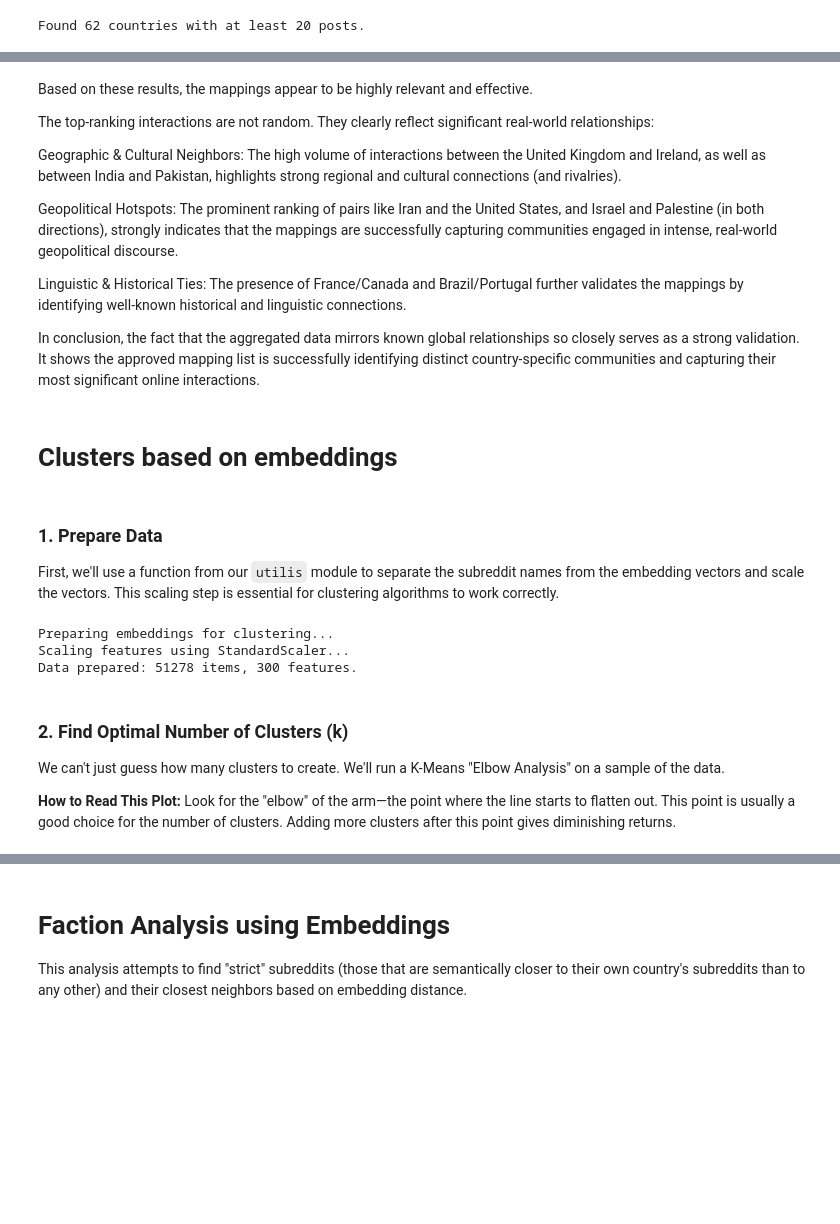
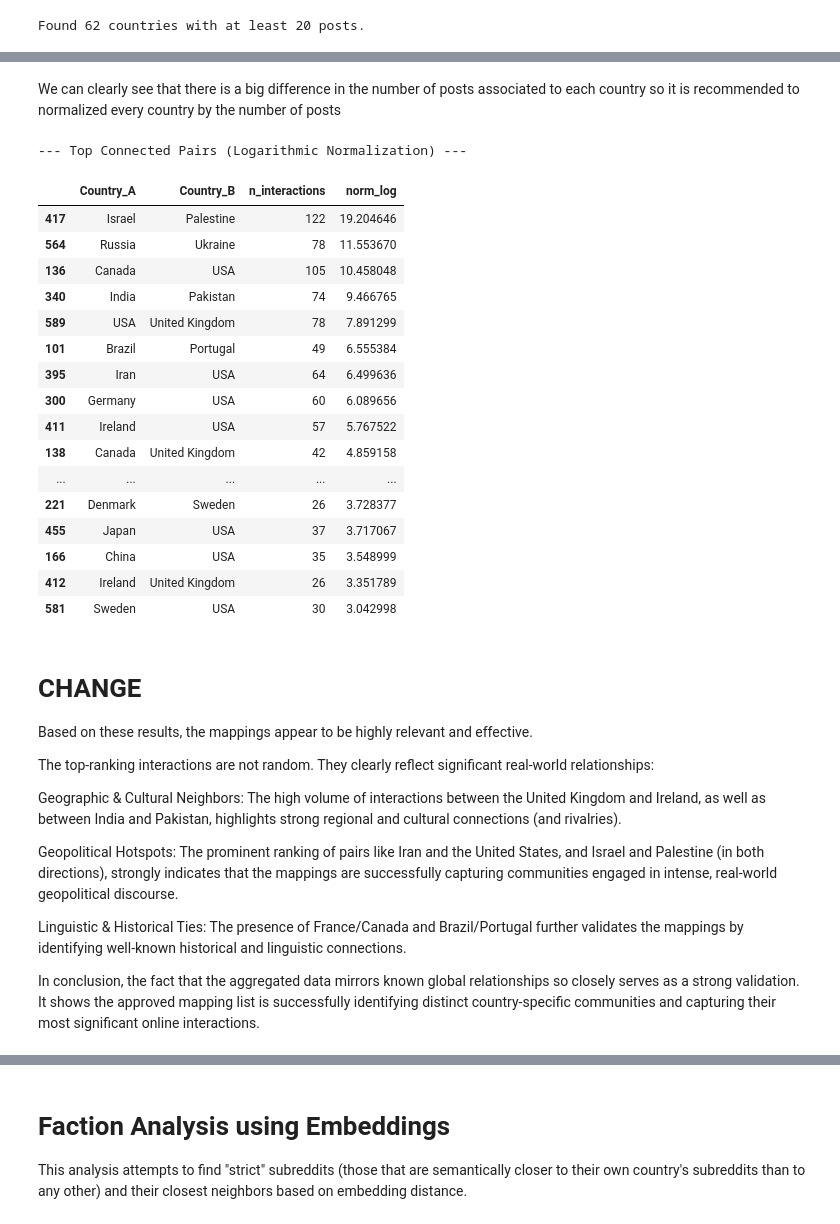
Before and after one commit to Darioliu28/ada-2025-project-djnpsgroup2025, a Jupyter notebook: results.ipynb, the cells around one changed output, grey strips where cells are left out. Cells and saved outputs as stored; diff of their text form; code cells hidden in the pictures; blank space fills up the shorter version.

```diff
--- a/results.ipynb
+++ b/results.ipynb
@@ -363,4 +462,65 @@ display(country_interactions.head(10))
+# %% [markdown]
+We can clearly see that there is a big difference in the number of posts associated to each country so it is recommended to normalized every country by the number of posts
+# %%
+# 1. Setup Data (Same as before)
+total_posts_map = country_post_counts.to_dict()
+
+# Calculate Undirected Interactions
+raw_interactions = (
+    df_post_between_countries.groupby(['source_country', 'target_country'])
+    .size()
+    .reset_index(name='n_interactions')
+)
+raw_interactions = raw_interactions.query("source_country != target_country").copy()
+raw_interactions['sorted_pair'] = raw_interactions.apply(
+    lambda row: tuple(sorted([row['source_country'], row['target_country']])), axis=1
+)
+
+df_undirected = (
+    raw_interactions.groupby('sorted_pair')['n_interactions']
+    .sum()
+    .reset_index()
+)
+
+df_undirected[['Country_A', 'Country_B']] = pd.DataFrame(
+    df_undirected['sorted_pair'].tolist(), index=df_undirected.index
+)
+
+# Map totals
+df_undirected['total_posts_A'] = df_undirected['Country_A'].map(total_posts_map)
+df_undirected['total_posts_B'] = df_undirected['Country_B'].map(total_posts_map)
+
+df_undirected['norm_log'] = (
+    df_undirected['n_interactions'] /
+    np.log1p(df_undirected['total_posts_A'] + df_undirected['total_posts_B'])
+)
+
+df_final = df_undirected.sort_values(by='norm_log', ascending=False)
+
+print("--- Top Connected Pairs (Logarithmic Normalization) ---")
+display(df_final[['Country_A', 'Country_B', 'n_interactions', 'norm_log']].head(20))
+# %% [output]
+--- Top Connected Pairs (Logarithmic Normalization) ---
+|  | Country_A | Country_B | n_interactions | norm_log |
+| 417 | Israel | Palestine | 122 | 19.204646 |
+| 564 | Russia | Ukraine | 78 | 11.553670 |
+| 136 | Canada | USA | 105 | 10.458048 |
+| 340 | India | Pakistan | 74 | 9.466765 |
+| 589 | USA | United Kingdom | 78 | 7.891299 |
+| 101 | Brazil | Portugal | 49 | 6.555384 |
+| 395 | Iran | USA | 64 | 6.499636 |
+| 300 | Germany | USA | 60 | 6.089656 |
+| 411 | Ireland | USA | 57 | 5.767522 |
+| 138 | Canada | United Kingdom | 42 | 4.859158 |
+| ... | ... | ... | ... | ... |
+| 221 | Denmark | Sweden | 26 | 3.728377 |
+| 455 | Japan | USA | 37 | 3.717067 |
+| 166 | China | USA | 35 | 3.548999 |
+| 412 | Ireland | United Kingdom | 26 | 3.351789 |
+| 581 | Sweden | USA | 30 | 3.042998 |
 # %% [markdown]
+# CHANGE
+
 Based on these results, the mappings appear to be highly relevant and effective.
 
 The top-ranking interactions are not random. They clearly reflect significant real-world relationships:
@@ -372,20 +532,3 @@ Geopolitical Hotspots: The prominent ranking of pairs like Iran and the United S
 Linguistic & Historical Ties: The presence of France/Canada and Brazil/Portugal further validates the mappings by identifying well-known historical and linguistic connections.
 
 In conclusion, the fact that the aggregated data mirrors known global relationships so closely serves as a strong validation. It shows the approved mapping list is successfully identifying distinct country-specific communities and capturing their most significant online interactions.
-# %% [markdown]
-# Clusters based on embeddings
-# %% [markdown]
-### 1. Prepare Data
-First, we'll use a function from our `utilis` module to separate the subreddit names from the embedding vectors and scale the vectors. This scaling step is essential for clustering algorithms to work correctly.
-# %%
-scaled_data, subreddit_labels = ut.prepare_embeddings_for_clustering(df_embeddings)
-# %% [output]
-Preparing embeddings for clustering...
-Scaling features using StandardScaler...
-Data prepared: 51278 items, 300 features.
-# %% [markdown]
-### 2. Find Optimal Number of Clusters (k)
-
-We can't just guess how many clusters to create. We'll run a K-Means "Elbow Analysis" on a sample of the data.
-
-**How to Read This Plot:** Look for the "elbow" of the arm—the point where the line starts to flatten out. This point is usually a good choice for the number of clusters. Adding more clusters after this point gives diminishing returns.
```
Also changed, not shown: parts of 39 cells of this notebook, 3 other files.
